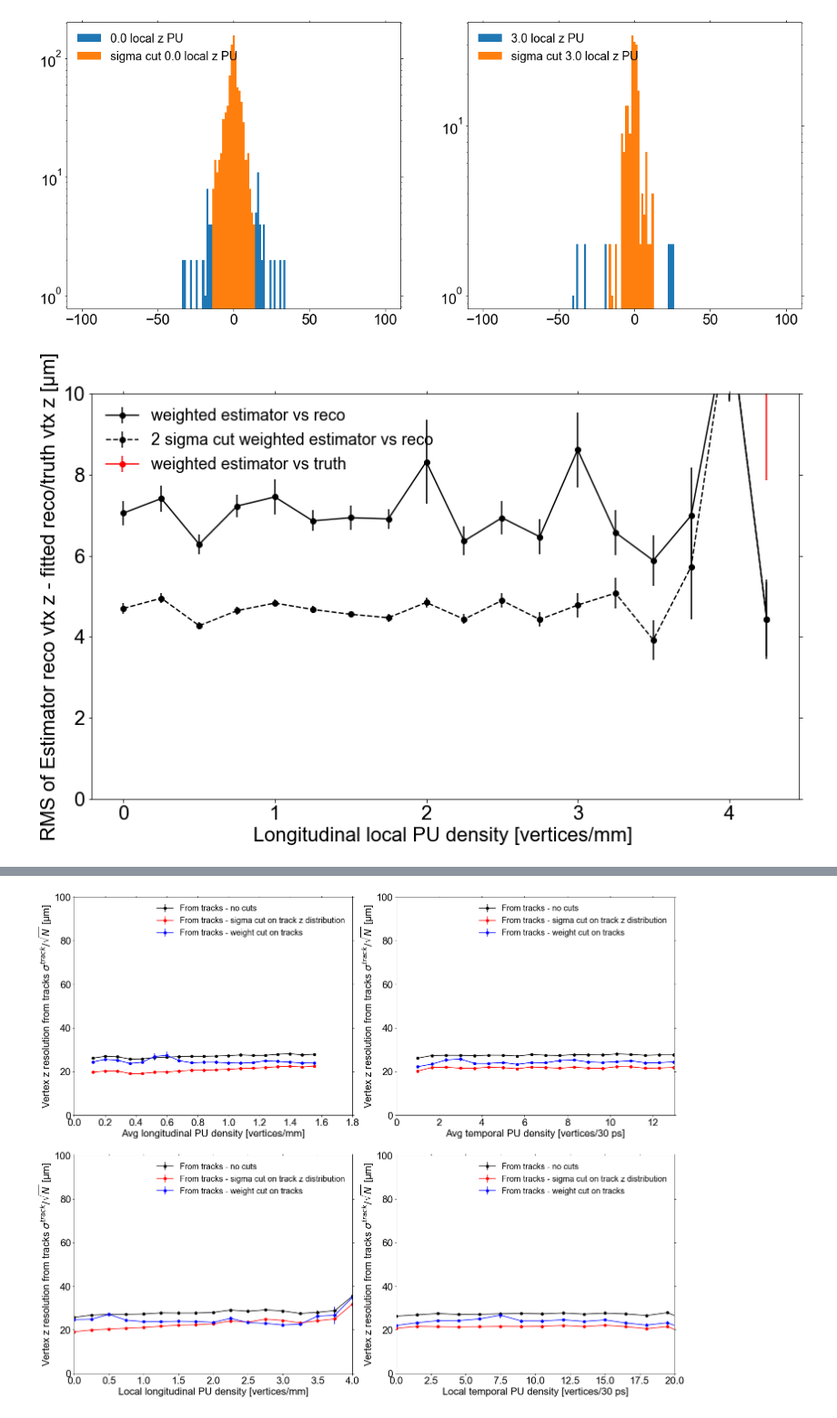
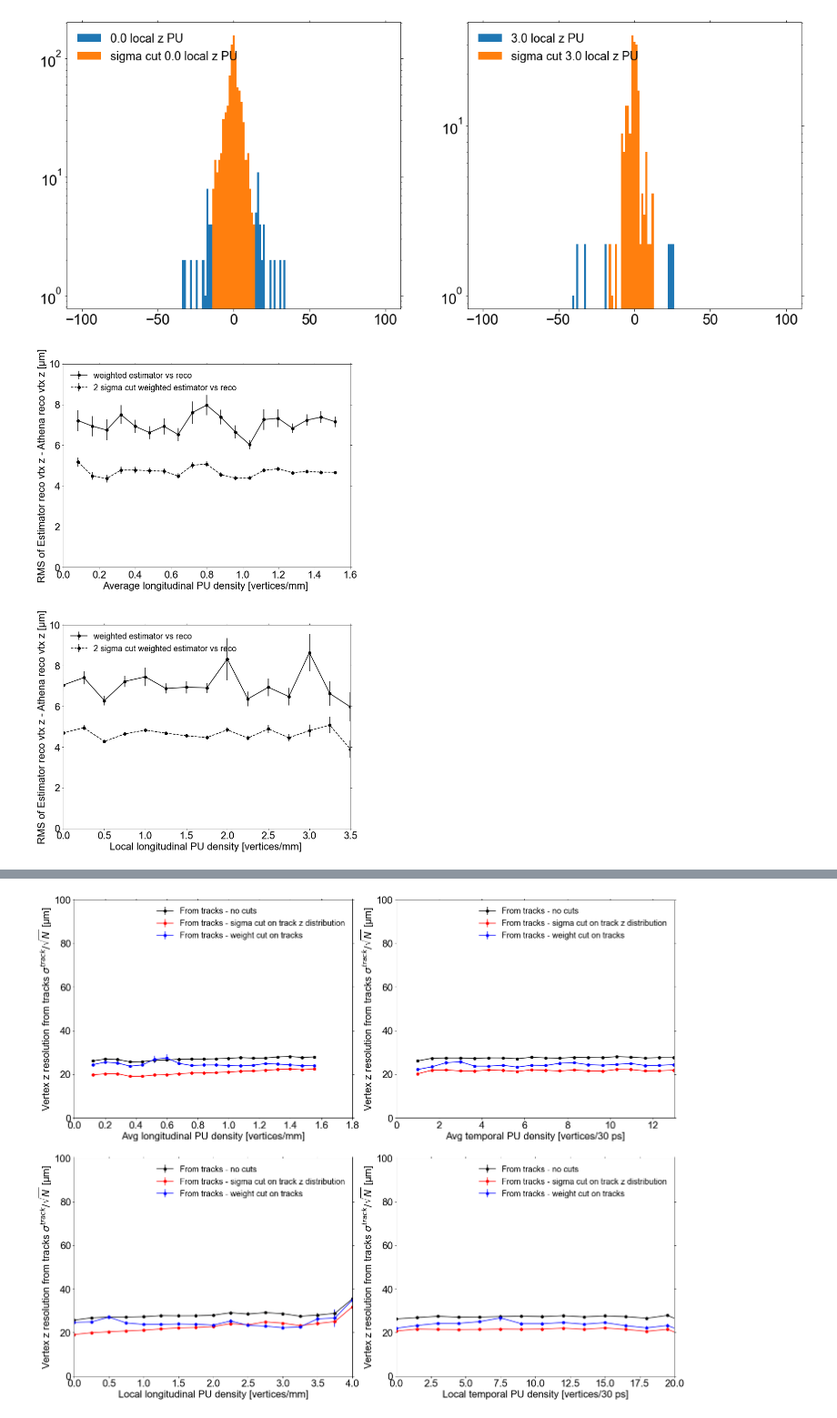
Before and after one commit to ttlindkvist/4DTracking, a Jupyter notebook: pileup_z.ipynb, the cells around one changed output, grey strips where cells are left out. Shown at 91% size. Drawn from its saved outputs; the diff is of its cells as text; code cells hidden in the pictures.

```diff
--- a/pileup_z.ipynb
+++ b/pileup_z.ipynb
@@ -476,3 +544,16 @@ zLPU_estimator_performance = basic_estimator_performance(events_in_zLPU_bins, tr
+# %%
+sigma_cut = 2
+zLPU_estimator_performance = basic_estimator_performance(events_in_zLPU_bins, truthHS_to_reco_delta_z_cut_link_idx, np.zeros(len(truth_vertex_t), dtype=int),\
+    truth_vertex_z, reco_vertex_z, track_z0, track_z0_var, reco_vertex_track_idxs, reco_vertex_track_weights, sigma_cut)
+
+zLPU_estimator_performance_cleanHS = basic_estimator_performance(events_in_zLPU_bins, truthHS_to_reco_link_idx_req_cleanHS, np.zeros(len(truth_vertex_t), dtype=int),\
+    truth_vertex_z, reco_vertex_z, track_z0, track_z0_var, reco_vertex_track_idxs, reco_vertex_track_weights, sigma_cut)
+
+zAPU_estimator_performance = basic_estimator_performance(events_in_zAPU_bins, truthHS_to_reco_delta_z_cut_link_idx, np.zeros(len(truth_vertex_t), dtype=int),\
+    truth_vertex_z, reco_vertex_z, track_z0, track_z0_var, reco_vertex_track_idxs, reco_vertex_track_weights, sigma_cut)
+
+zAPU_estimator_performance_cleanHS = basic_estimator_performance(events_in_zAPU_bins, truthHS_to_reco_link_idx_req_cleanHS, np.zeros(len(truth_vertex_t), dtype=int),\
+    truth_vertex_z, reco_vertex_z, track_z0, track_z0_var, reco_vertex_track_idxs, reco_vertex_track_weights, sigma_cut)
 # %%
 high_pu_bin = -6
 low_pu_bin = 0
@@ -491,21 +572,38 @@ ax1.set_yscale('log')
 ax2.set_yscale('log')
 # %% [output]
 [figure]
-# %%
-plt.errorbar(zLPU_truth_bin_edges, 1e3*zLPU_estimator_performance['weighted_vs_fit_rms'], 1e3*zLPU_estimator_performance['weighted_vs_fit_rms_std'], \
-            fmt='ko-', label='weighted estimator vs reco')
-plt.errorbar(zLPU_truth_bin_edges, 1e3*zLPU_estimator_performance['weighted_vs_fit_rms_sigma_cut'], \
-    1e3*zLPU_estimator_performance['weighted_vs_fit_rms_std_sigma_cut'], fmt='ko--', label='{} sigma cut weighted estimator vs reco'.format(sigma_cut))
-plt.errorbar(zLPU_truth_bin_edges, 1e3*zLPU_estimator_performance['weighted_vs_truth_rms'], 1e3*zLPU_estimator_performance['weighted_vs_truth_rms_std'], \
-            fmt='ro-', label='weighted estimator vs truth')
-
-plt.ylim(0, 10)
-plt.xlabel('Longitudinal local PU density [vertices/mm] ')
-plt.ylabel('RMS of Estimator reco vtx z - fitted reco/truth vtx z [µm]')
-plt.legend(frameon=False, loc='upper left')
-plt.tight_layout()
-# %% [output]
-[figure, removed]
+# %%
+fig, (ax1, ax2) = plt.subplots(2, 1)
+fig.set_size_inches(10, 16)
+
+ax1.errorbar(zAPU_truth_bin_edges[1:]-np.diff(zAPU_truth_bin_edges), 1e3*zAPU_estimator_performance['weighted_vs_fit_rms'], 1e3*zAPU_estimator_performance['weighted_vs_fit_rms_std'], \
+            fmt='ko-', label='weighted estimator vs reco')
+ax1.errorbar(zAPU_truth_bin_edges[1:]-np.diff(zAPU_truth_bin_edges), 1e3*zAPU_estimator_performance['weighted_vs_fit_rms_sigma_cut'], \
+    1e3*zAPU_estimator_performance['weighted_vs_fit_rms_std_sigma_cut'], fmt='ko--', label='{} sigma cut weighted estimator vs reco'.format(sigma_cut))
+
+ax2.errorbar(zLPU_truth_bin_edges, 1e3*zLPU_estimator_performance['weighted_vs_fit_rms'], 1e3*zLPU_estimator_performance['weighted_vs_fit_rms_std'], \
+            fmt='ko-', label='weighted estimator vs reco')
+ax2.errorbar(zLPU_truth_bin_edges, 1e3*zLPU_estimator_performance['weighted_vs_fit_rms_sigma_cut'], \
+    1e3*zLPU_estimator_performance['weighted_vs_fit_rms_std_sigma_cut'], fmt='ko--', label='{} sigma cut weighted estimator vs reco'.format(sigma_cut))
+
+
+ax1.set_xlim(0, 1.6)
+ax1.set_ylim(0, 10)
+ax1.set_xlabel('Average longitudinal PU density [vertices/mm] ')
+ax1.set_ylabel('RMS of Estimator reco vtx z - Athena reco vtx z [µm]')
+ax1.legend(frameon=False, loc='upper left')
+
+ax2.set_xlim(0, 3.5)
+ax2.set_ylim(0, 10)
+ax2.set_xlabel('Local longitudinal PU density [vertices/mm] ')
+ax2.set_ylabel('RMS of Estimator reco vtx z - Athena reco vtx z [µm]')
+ax2.legend(frameon=False, loc='upper left')
+fig.tight_layout()
+
+# plt.errorbar(zLPU_truth_bin_edges, 1e3*zLPU_estimator_performance['weighted_vs_truth_rms'], 1e3*zLPU_estimator_performance['weighted_vs_truth_rms_std'], \
+#             fmt='ro-', label='weighted estimator vs truth')
+# %% [output]
+[figure, added]
 # %%
 def athena_performance(events_in_bins, all_truth_idxs, all_reco_idxs, all_truth_z, all_reco_z, sigma_cut):
     delta_z = []
```
Also changed, not shown: parts of 6 cells of this notebook, 2 other files.
